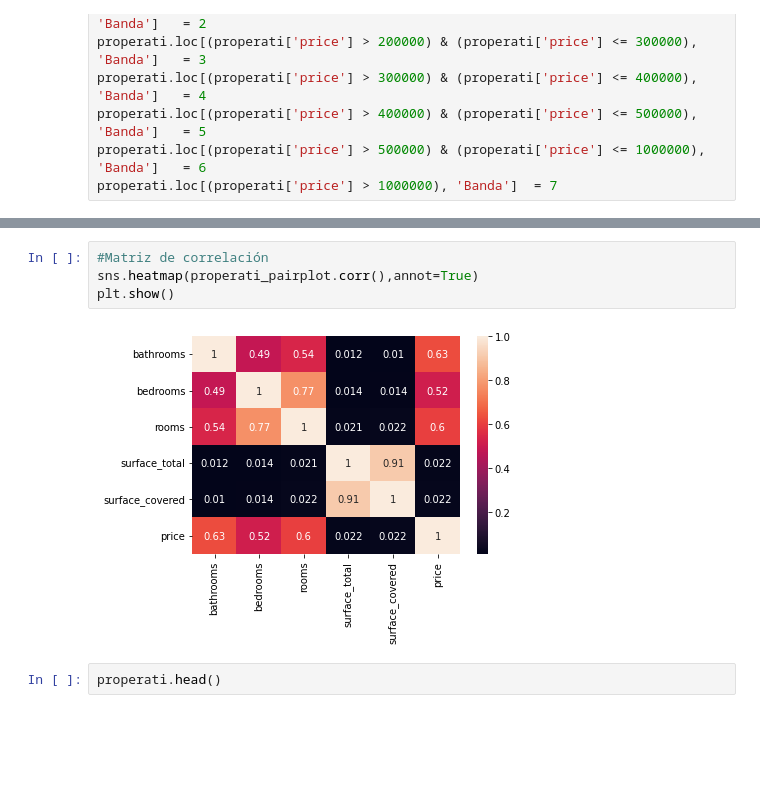
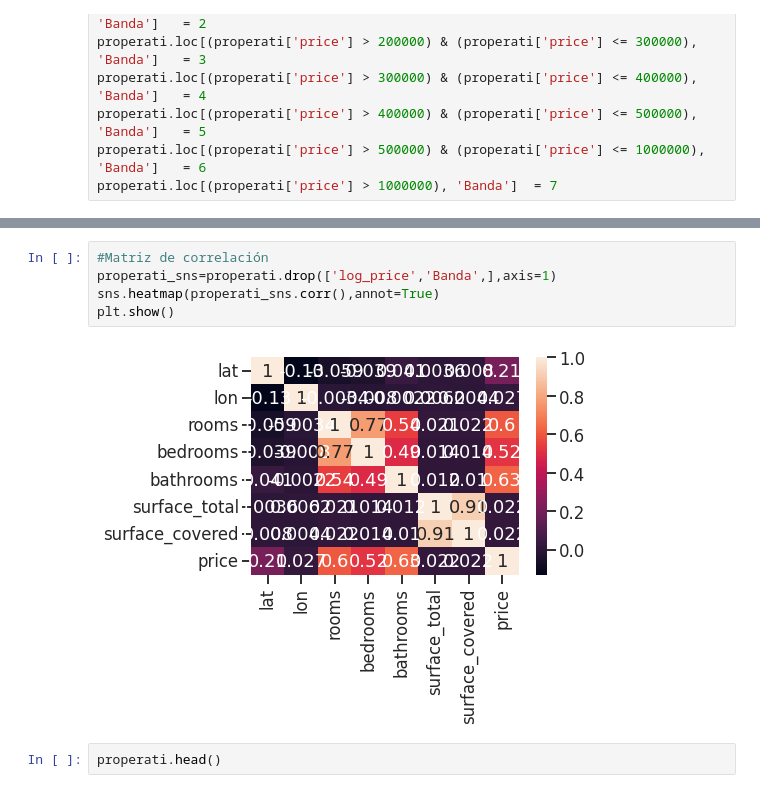
Before and after one commit to juanelbaum/data_science_utn_clusterai2022_elbaum, a Jupyter notebook: TP_final_clusterAI_elbaum.ipynb, the cells around one changed output, grey strips where cells are left out. Drawn from its saved outputs; the diff is of its cells as text; blank space fills up the shorter version.

```diff
--- a/TP_final_clusterAI_elbaum.ipynb
+++ b/TP_final_clusterAI_elbaum.ipynb
@@ -344,9 +344,10 @@ plt.show()
 # %%
 #Matriz de correlación
-sns.heatmap(properati_pairplot.corr(),annot=True)
+properati_sns=properati.drop(['log_price','Banda',],axis=1)
+sns.heatmap(properati_sns.corr(),annot=True)
 plt.show()
 # %% [output]
-[figure, old version]
+[figure, new version]
 # %%
 properati.head()
 # %% [output]
```
Also changed, not shown: parts of 34 cells of this notebook.
